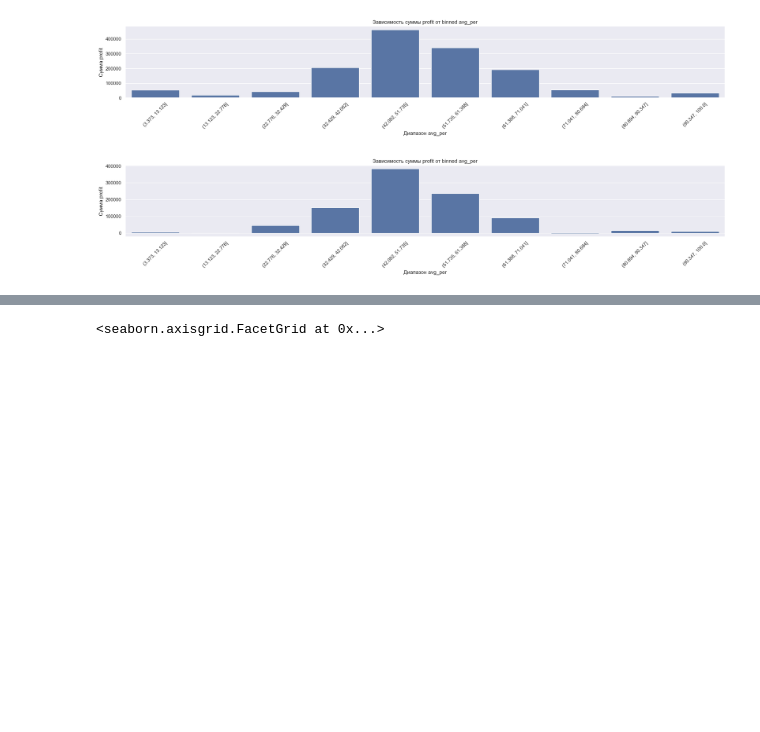
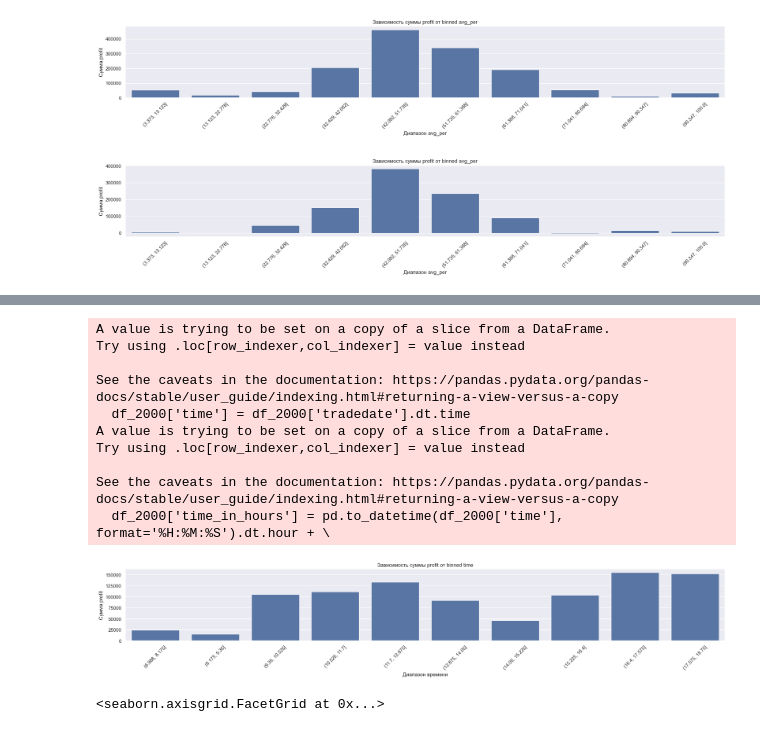
Before and after one commit to Alkor135/pj4_volatile_day_volumes, a Jupyter notebook: trade_simulate.ipynb, the cells around one changed output, grey strips where cells are left out. Drawn from its saved outputs; the diff is of its cells as text; code cells hidden in the pictures; blank space fills up the shorter version.

```diff
--- a/trade_simulate.ipynb
+++ b/trade_simulate.ipynb
@@ -458,0 +506,5 @@ plt.show()
+# %%
+# Добавление колонки с временем
+df_2000['time'] = df_2000['tradedate'].dt.time
+
+df_2000
@@ -459,3 +575,35 @@ plt.show()
+# %%
+# Добавление колонки с временем
+df_2000['time'] = df_2000['tradedate'].dt.time
+
+# Преобразуем колонку 'time' в часы (дробное значение)
+df_2000['time_in_hours'] = pd.to_datetime(df_2000['time'], format='%H:%M:%S').dt.hour + \
+                           pd.to_datetime(df_2000['time'], format='%H:%M:%S').dt.minute / 60 + \
+                           pd.to_datetime(df_2000['time'], format='%H:%M:%S').dt.second / 3600
+
+# Создаем биннинг для 'time_in_hours'
+bins = pd.cut(df_2000['time_in_hours'], bins=10)  # Разделяем 'time_in_hours' на 10 групп
+grouped_data = df_2000.groupby(bins)['profit'].sum().reset_index()
+
+# Строим график зависимости
+sns.barplot(x=grouped_data['time_in_hours'].astype(str), y=grouped_data['profit'])
+plt.xticks(rotation=45)  # Поворачиваем подписи оси X для читаемости
+plt.title('Зависимость суммы profit от binned time')
+plt.xlabel('Диапазон времени')
+plt.ylabel('Сумма profit')
+plt.show()
+# %% [output]
+A value is trying to be set on a copy of a slice from a DataFrame.
+Try using .loc[row_indexer,col_indexer] = value instead
+
+See the caveats in the documentation: https://pandas.pydata.org/pandas-docs/stable/user_guide/indexing.html#returning-a-view-versus-a-copy
+  df_2000['time'] = df_2000['tradedate'].dt.time
+A value is trying to be set on a copy of a slice from a DataFrame.
+Try using .loc[row_indexer,col_indexer] = value instead
+
+See the caveats in the documentation: https://pandas.pydata.org/pandas-docs/stable/user_guide/indexing.html#returning-a-view-versus-a-copy
+  df_2000['time_in_hours'] = pd.to_datetime(df_2000['time'], format='%H:%M:%S').dt.hour + \
+[figure, added]
 # %%
 sns.set(rc={'figure.figsize':(25,5)})
 sns.displot(df_2000['profit'], kde=True)
```
Also changed, not shown: parts of 9 cells of this notebook, 1 other file.
